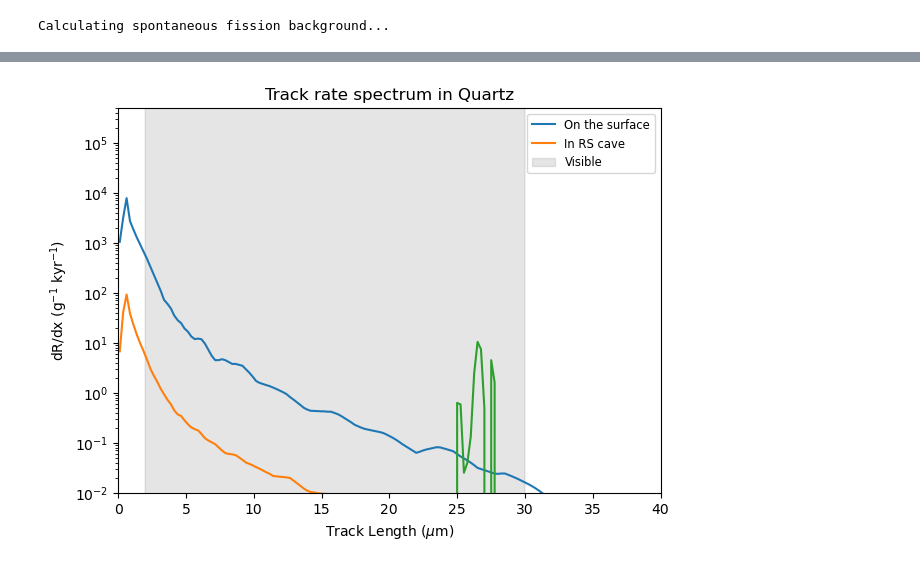
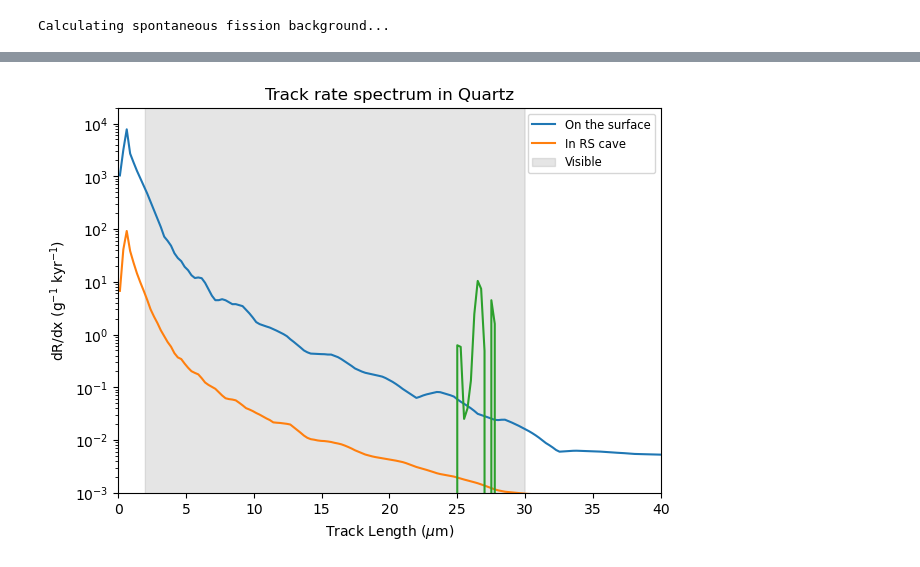
Before and after one commit to cgalelli/PrimusCode, a Jupyter notebook: RSC_analysis.ipynb, the cells around one changed output, grey strips where cells are left out. Saved outputs shown, nothing was run; the diff lists cells and outputs as text; code cells hidden in the pictures.

```diff
--- a/RSC_analysis.ipynb
+++ b/RSC_analysis.ipynb
@@ -131,21 +131,21 @@ tracks_down = cdf_interp(x_bins[1:]) - cdf_interp(x_bins[:-1])
 # %%
 fig, ax = plt.subplots(figsize=[7, 5])
 
 ax.plot(x_mids/1000., tracks_up, label='On the surface')
 ax.plot(x_mids/1000., tracks_down, label='In RS cave')
 ax.plot(x_mids/1000., tracks_fission)
 
 ax.fill_betweenx(np.arange(0., 1e7, 10), 2., 30., color='grey', alpha=0.2, label='Visible')
 
 ax.set_yscale("log")
 #ax.set_xscale("log")
 ax.set_xlabel(r"Track Length ($\mu$m)")
 ax.set_ylabel(r"dR/dx (g$^{-1}$ kyr$^{-1}$)")
 ax.set_title(f"Track rate spectrum in {mineral_name}")
-ax.set_ylim(1e-2, 5e5)
+ax.set_ylim(1e-3, 2e4)
 ax.set_xlim(0., 40.)
 ax.legend(fontsize='small', loc='upper right')
 plt.savefig("Plots/RSC_drdx.png", dpi=500)
 plt.show()
 # %% [output]
-[figure, old version]
+[figure, new version]
```
Also changed, not shown: parts of 5 cells of this notebook, 1 other file.
